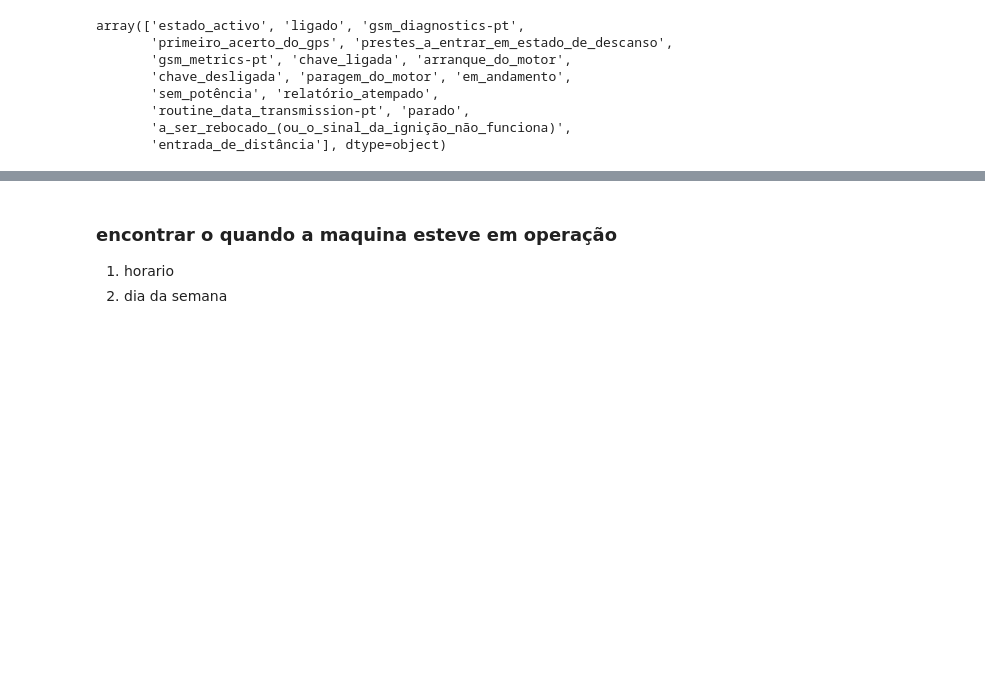
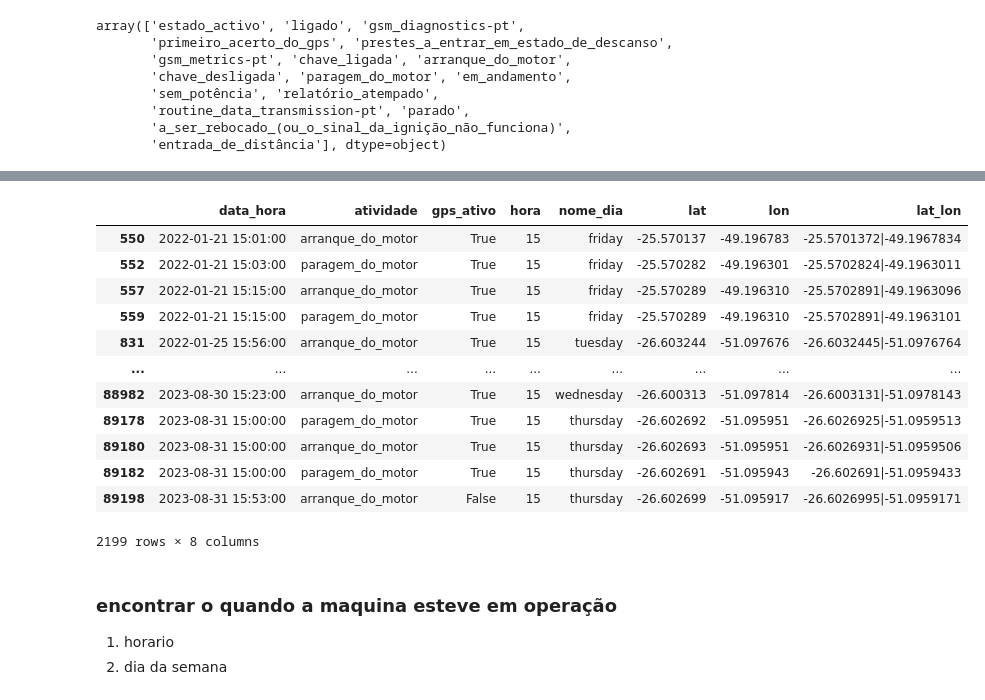
Before and after one commit to CAIOZANETTI/gps_maquina, a Jupyter notebook: etl_tabela_gps.ipynb, the cells around one changed output, grey strips where cells are left out. Cells and saved outputs as stored; diff of their text form; code cells hidden in the pictures; blank space fills up the shorter version.

```diff
--- a/etl_tabela_gps.ipynb
+++ b/etl_tabela_gps.ipynb
@@ -181,3 +177,30 @@ array(['estado_activo', 'ligado', 'gsm_diagnostics-pt',
+# %%
+#%%timeit
+hora = 15
+atividade = 'arranque_do_motor'
+atividades = ['arranque_do_motor','paragem_do_motor']
+consultas = [
+    '(atividade == @atividade) and (hora==12)',
+    '(atividade == @atividade) & (hora==12) and (nome_dia=="sunday")',
+    '(atividade == @atividade) & (hora==12) or (nome_dia=="sunday") or (nome_dia=="saturday")',
+    '(atividade == @atividades) & (hora==@hora)',
+]
+
+df1.query(consultas[3])
+# %% [output]
+|  | data_hora | atividade | gps_ativo | hora | nome_dia | lat | lon | lat_lon |
+| 550 | 2022-01-21 15:01:00 | arranque_do_motor | True | 15 | friday | -25.570137 | -49.196783 | -25.5701372|-49.1967834 |
+| 552 | 2022-01-21 15:03:00 | paragem_do_motor | True | 15 | friday | -25.570282 | -49.196301 | -25.5702824|-49.1963011 |
+| 557 | 2022-01-21 15:15:00 | arranque_do_motor | True | 15 | friday | -25.570289 | -49.196310 | -25.5702891|-49.1963096 |
+| 559 | 2022-01-21 15:15:00 | paragem_do_motor | True | 15 | friday | -25.570289 | -49.196310 | -25.5702891|-49.1963101 |
+| 831 | 2022-01-25 15:56:00 | arranque_do_motor | True | 15 | tuesday | -26.603244 | -51.097676 | -26.6032445|-51.0976764 |
+| ... | ... | ... | ... | ... | ... | ... | ... | ... |
+| 88982 | 2023-08-30 15:23:00 | arranque_do_motor | True | 15 | wednesday | -26.600313 | -51.097814 | -26.6003131|-51.0978143 |
+| 89178 | 2023-08-31 15:00:00 | paragem_do_motor | True | 15 | thursday | -26.602692 | -51.095951 | -26.6026925|-51.0959513 |
+| 89180 | 2023-08-31 15:00:00 | arranque_do_motor | True | 15 | thursday | -26.602693 | -51.095951 | -26.6026931|-51.0959506 |
+| 89182 | 2023-08-31 15:00:00 | paragem_do_motor | True | 15 | thursday | -26.602691 | -51.095943 | -26.602691|-51.0959433 |
+| 89198 | 2023-08-31 15:53:00 | arranque_do_motor | False | 15 | thursday | -26.602699 | -51.095917 | -26.6026995|-51.0959171 |
+2199 rows × 8 columns
 # %% [markdown]
 ### encontrar o quando a maquina esteve em operação
 1. horario
```
Also changed, not shown: parts of 3 cells of this notebook, 2 other files.
